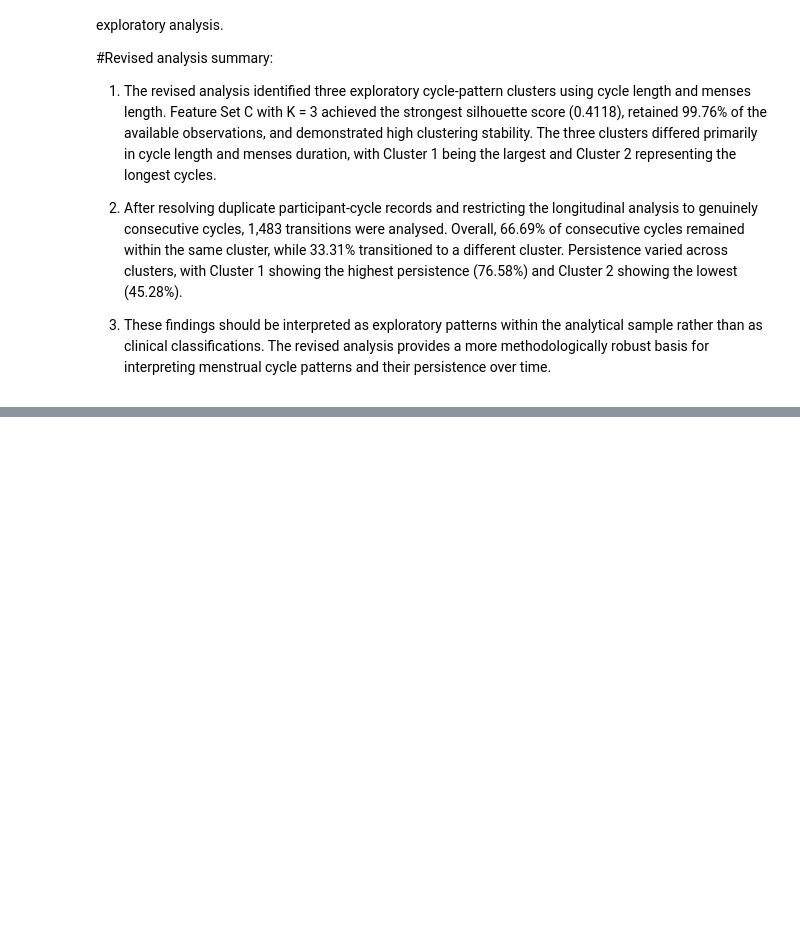
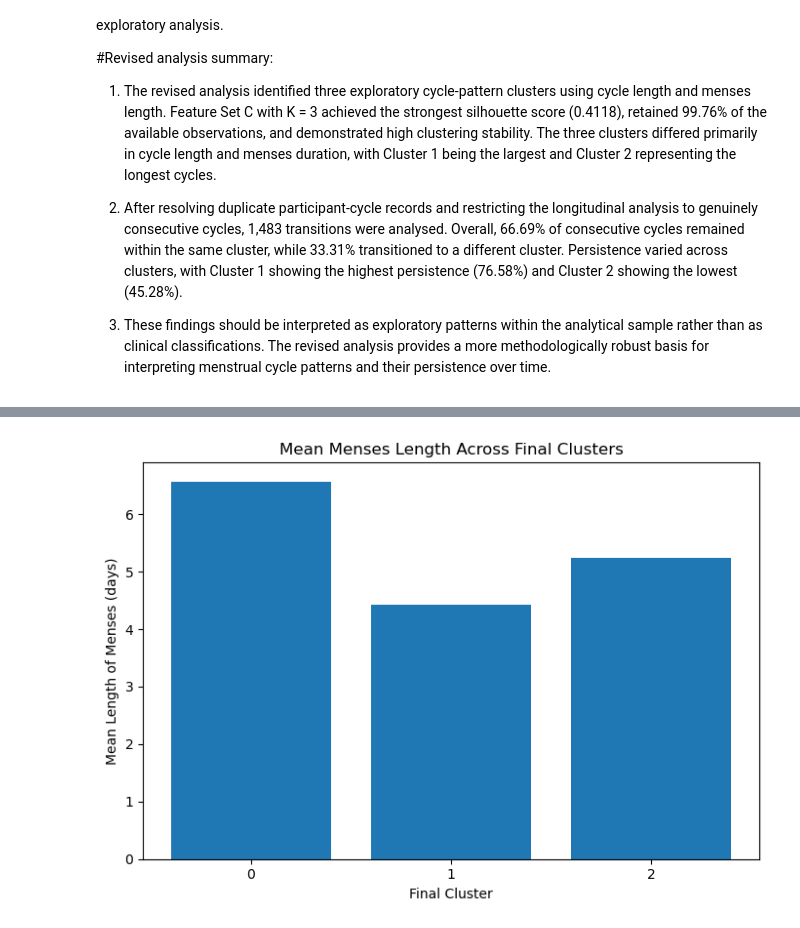
Before and after one commit to Siennawolfe/Thesis-Data-Assessment-01-Prarthana-Nataraj-Subash-, a Jupyter notebook: Data Quality Assessment.ipynb, the cells around one changed output, grey strips where cells are left out. Saved outputs shown, nothing was run; the diff lists cells and outputs as text; code cells hidden in the pictures; blank space fills up the shorter version.

```diff
--- a/Data Quality Assessment.ipynb
+++ b/Data Quality Assessment.ipynb
@@ -3448,0 +3582,18 @@ Following a review of the initial analysis and methodological feedback, several
+# %%
+#Cluster Profile Comparison: Mean Menses Length
+#The mean length of menses is compared across the three final exploratory clusters to highlight differences in menstrual duration.
+plt.figure(figsize=(7, 5))
+
+plt.bar(
+    final_cluster_profiles.index.astype(str),
+    final_cluster_profiles["LengthofMenses"]
+)
+
+plt.xlabel("Final Cluster")
+plt.ylabel("Mean Length of Menses (days)")
+plt.title("Mean Menses Length Across Final Clusters")
+
+plt.tight_layout()
+plt.show()
+# %% [output]
+[figure, added]
```
Also changed, not shown: parts of 24 cells of this notebook.
